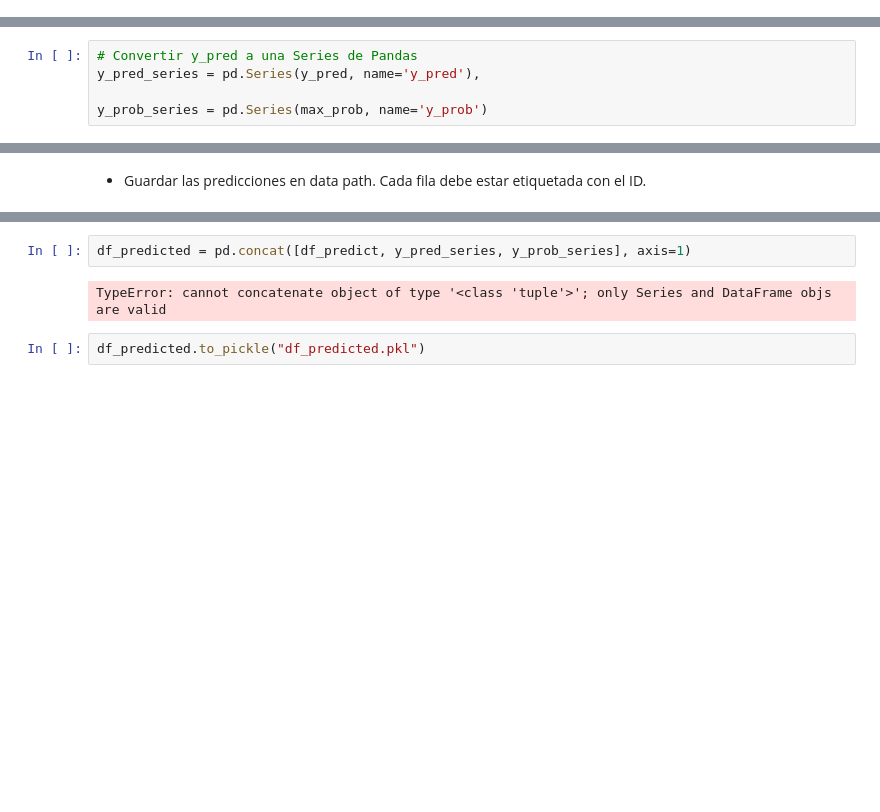
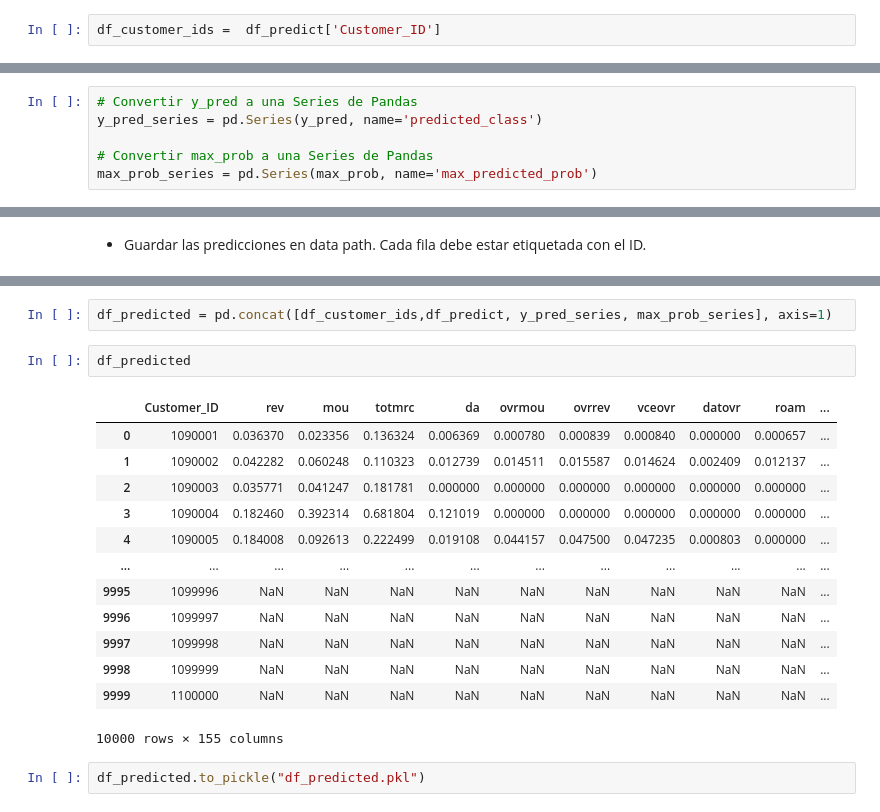
Before and after one commit to morenourey/CHAT, a Jupyter notebook: entregable2/ML_3_Predict.ipynb, the cells around one changed output, grey strips where cells are left out. Saved outputs shown, nothing was run; the diff lists cells and outputs as text; blank space fills up the shorter version.

Commit message:
add customer id

```diff
--- a/entregable2/ML_3_Predict.ipynb
+++ b/entregable2/ML_3_Predict.ipynb
@@ -94,6 +94,8 @@ print('Filas filas con identificador duplicadas:', df_predict['Customer_ID'].dup
 # %% [output]
 Filas duplicadas: 0
 Filas filas con identificador duplicadas: 0
+# %%
+df_customer_ids =  df_predict['Customer_ID']
 # %%
 # Eliminar Columnas identificadoras
 df_predict = df_predict.drop(columns=['Customer_ID'])
@@ -348,6 +350,7 @@ array([0.57386726, 0.51348834, 0.73417797, ..., 0.70567483, 0.70567483,
        0.70567483])
 # %%
 # Convertir y_pred a una Series de Pandas
-y_pred_series = pd.Series(y_pred, name='y_pred'),
+y_pred_series = pd.Series(y_pred, name='predicted_class')
 
-y_prob_series = pd.Series(max_prob, name='y_prob')
+# Convertir max_prob a una Series de Pandas
+max_prob_series = pd.Series(max_prob, name='max_predicted_prob')
@@ -373,6 +391,20 @@ Name: y_prob, Length: 6225, dtype: float64
 # %%
-df_predicted = pd.concat([df_predict, y_pred_series, y_prob_series], axis=1)
+df_predicted = pd.concat([df_customer_ids,df_predict, y_pred_series, max_prob_series], axis=1)
-# %% [output]
-TypeError: cannot concatenate object of type '<class 'tuple'>'; only Series and DataFrame objs are valid
+# %%
+df_predicted
+# %% [output]
+|  | Customer_ID | rev | mou | totmrc | da | ovrmou | ovrrev | vceovr | datovr | roam | ... |
+| 0 | 1090001 | 0.036370 | 0.023356 | 0.136324 | 0.006369 | 0.000780 | 0.000839 | 0.000840 | 0.000000 | 0.000657 | ... |
+| 1 | 1090002 | 0.042282 | 0.060248 | 0.110323 | 0.012739 | 0.014511 | 0.015587 | 0.014624 | 0.002409 | 0.012137 | ... |
+| 2 | 1090003 | 0.035771 | 0.041247 | 0.181781 | 0.000000 | 0.000000 | 0.000000 | 0.000000 | 0.000000 | 0.000000 | ... |
+| 3 | 1090004 | 0.182460 | 0.392314 | 0.681804 | 0.121019 | 0.000000 | 0.000000 | 0.000000 | 0.000000 | 0.000000 | ... |
+| 4 | 1090005 | 0.184008 | 0.092613 | 0.222499 | 0.019108 | 0.044157 | 0.047500 | 0.047235 | 0.000803 | 0.000000 | ... |
+| ... | ... | ... | ... | ... | ... | ... | ... | ... | ... | ... | ... |
+| 9995 | 1099996 | NaN | NaN | NaN | NaN | NaN | NaN | NaN | NaN | NaN | ... |
+| 9996 | 1099997 | NaN | NaN | NaN | NaN | NaN | NaN | NaN | NaN | NaN | ... |
+| 9997 | 1099998 | NaN | NaN | NaN | NaN | NaN | NaN | NaN | NaN | NaN | ... |
+| 9998 | 1099999 | NaN | NaN | NaN | NaN | NaN | NaN | NaN | NaN | NaN | ... |
+| 9999 | 1100000 | NaN | NaN | NaN | NaN | NaN | NaN | NaN | NaN | NaN | ... |
+10000 rows × 155 columns
 # %%
 df_predicted.to_pickle("df_predicted.pkl")
```
Also changed, not shown: parts of 7 cells of this notebook, 1 other file.
